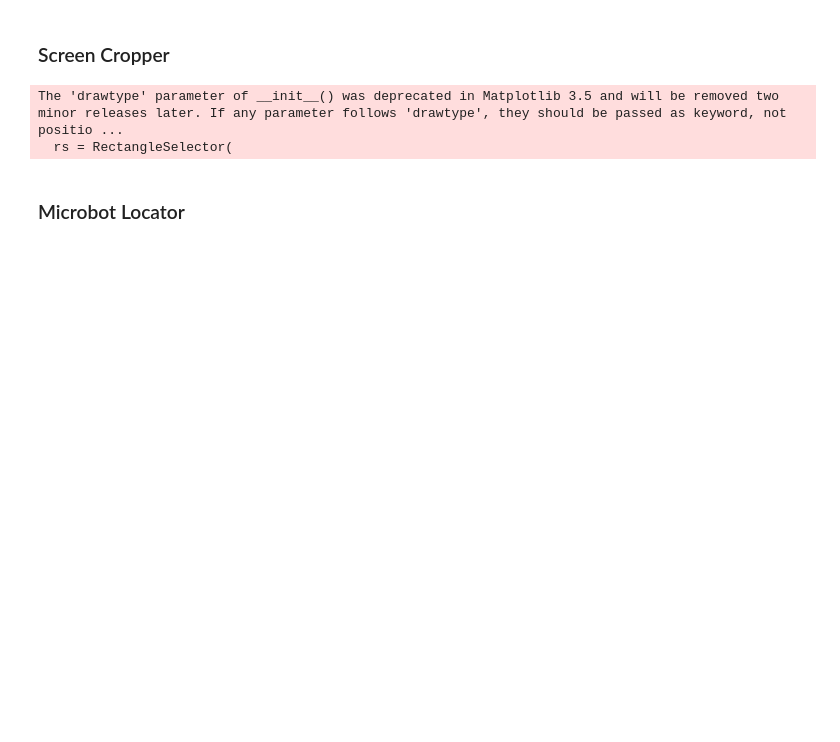
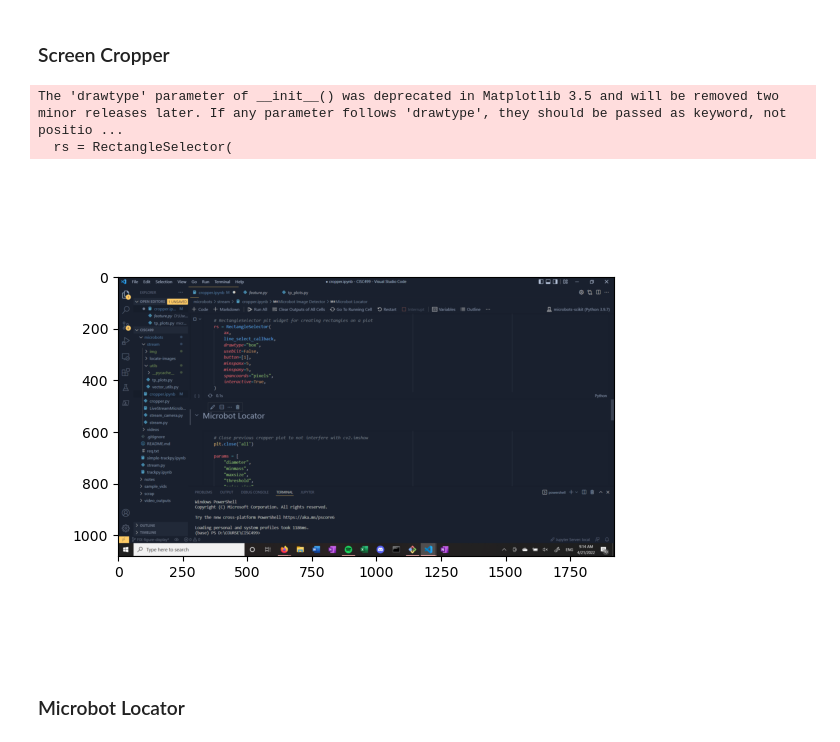
Before and after one commit to gavinbm/microbots, a Jupyter notebook: stream/cropper.ipynb, the cells around one changed output. Saved outputs shown, nothing was run; the diff lists cells and outputs as text; code cells hidden in the pictures; blank space fills up the shorter version.

Commit message:
fixed ghost plot appearing; cropper now displays rectangle selection in the notebook itself

```diff
--- a/stream/cropper.ipynb
+++ b/stream/cropper.ipynb
@@ -62,49 +64,47 @@ FloatSlider(value=1.0, description='Noise Size', max=10.0)
 # %% [markdown]
 ### Screen Cropper
 # %%
+# take initial screenshot of screen
 screenshot = pyautogui.screenshot()
+
+# create global vars to save crop selection
+LEFT, TOP, WIDTH, HEIGHT = 0, 0, 0, 0
 
 fig, ax = plt.subplots()
 ax.imshow(screenshot)
-
-LEFT, TOP, WIDTH, HEIGHT = 0, 0, 0, 0
 
 def line_select_callback(eclick, erelease):
     """Callback function for RectangleSelector; allows you to select a section
     of an initial screenshot and updates screen coordinates to be used by
     pyautogui.screenshot()"""
 
     # coordinates for pyautogui.screenshot()
     global LEFT, TOP, WIDTH, HEIGHT
     x1, y1 = eclick.xdata, eclick.ydata
     x2, y2 = erelease.xdata, erelease.ydata
 
+    # store coordinates in global vars
     LEFT = min(x1, x2)
     TOP = min(y1, y2)
     WIDTH = np.abs(x1 - x2)
     HEIGHT = np.abs(y1 - y2)
 
-    rect = plt.Rectangle(
-        (min(x1, x2), min(y1, y2)), np.abs(x1 - x2), np.abs(y1 - y2), fill=False
-    )
-
-
+# RectangleSelector plt widget for creating rectangles on a plot
 rs = RectangleSelector(
     ax,
     line_select_callback,
     drawtype="box",
     useblit=False,
     button=[1],
     minspanx=5,
     minspany=5,
     spancoords="pixels",
     interactive=True,
 )
-
-plt.show()
 # %% [output]
 The 'drawtype' parameter of __init__() was deprecated in Matplotlib 3.5 and will be removed two minor releases later. If any parameter follows 'drawtype', they should be passed as keyword, not positio ...
   rs = RectangleSelector(
+[figure, added]
 # %% [markdown]
 ### Microbot Locator
 # %%
```
Also changed, not shown: parts of 3 cells of this notebook.
